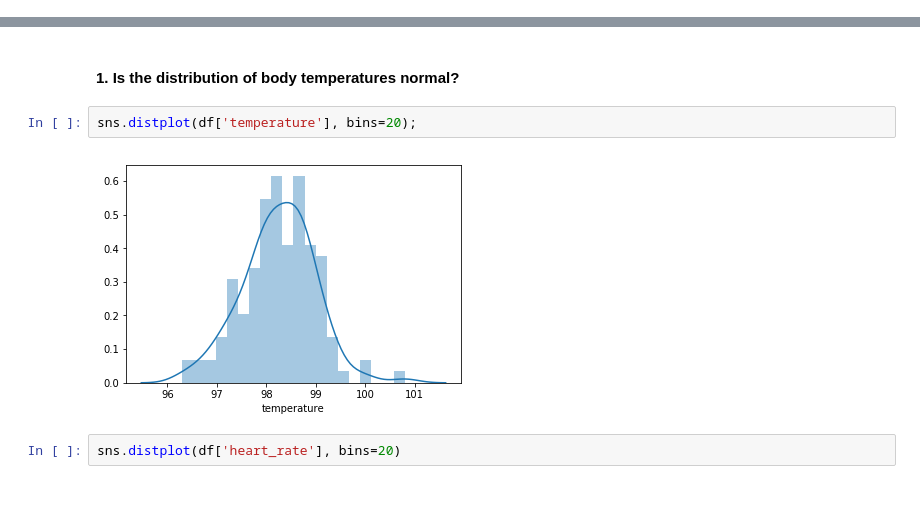
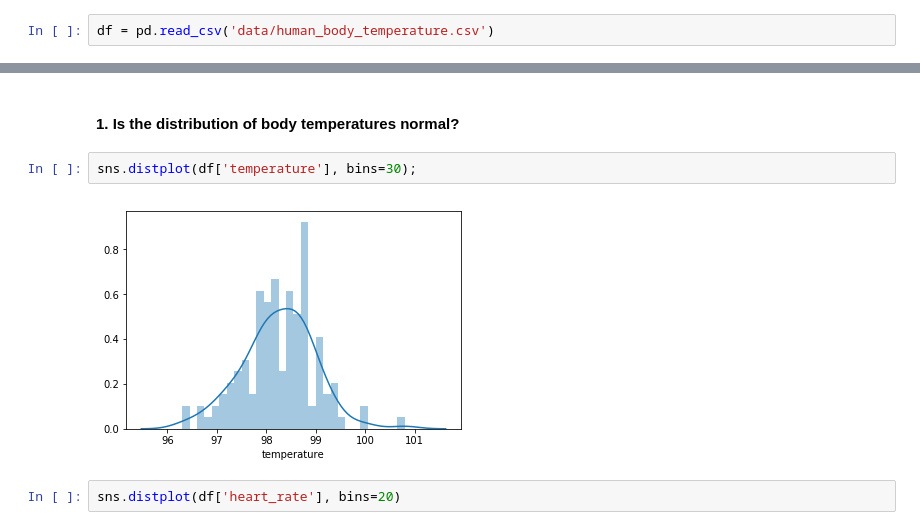
Before and after one commit to anoushavan/Exercises, a Jupyter notebook: EDA_human_temperature/sliderule_dsi_inferential_statistics_exercise_1.ipynb, the cells around one changed output, grey strips where cells are left out. Saved outputs shown, nothing was run; the diff lists cells and outputs as text; blank space fills up the shorter version.

```diff
--- a/EDA_human_temperature/sliderule_dsi_inferential_statistics_exercise_1.ipynb
+++ b/EDA_human_temperature/sliderule_dsi_inferential_statistics_exercise_1.ipynb
@@ -62,3 +62,5 @@ import matplotlib.pyplot as plt
 import pandas as pd
 import seaborn as sns
 import numpy as np
+# %%
+df = pd.read_csv('data/human_body_temperature.csv')
@@ -65,9 +76,9 @@ import numpy as np
 # %% [markdown]
 #### 1. Is the distribution of body temperatures normal?
 # %%
-sns.distplot(df['temperature'], bins=20);
+sns.distplot(df['temperature'], bins=30);
 # %% [output]
-[figure, old version]
+[figure, new version]
 # %%
 sns.distplot(df['heart_rate'], bins=20)
 # %% [output]
```
Also changed, not shown: parts of 19 cells of this notebook.
